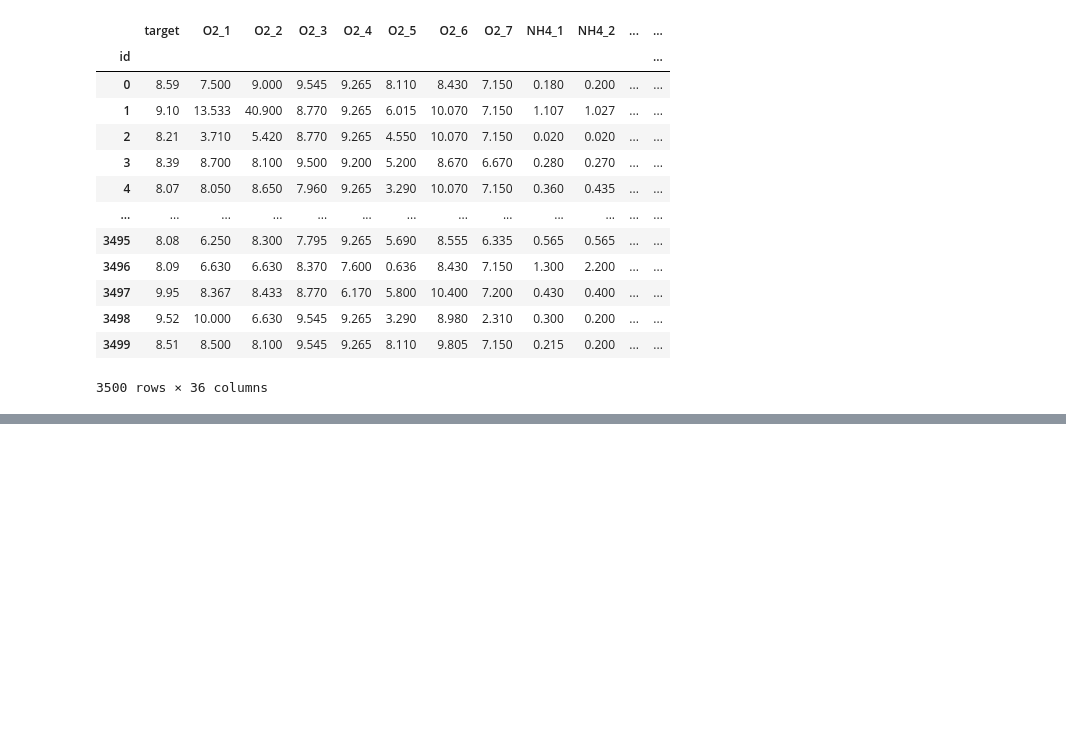
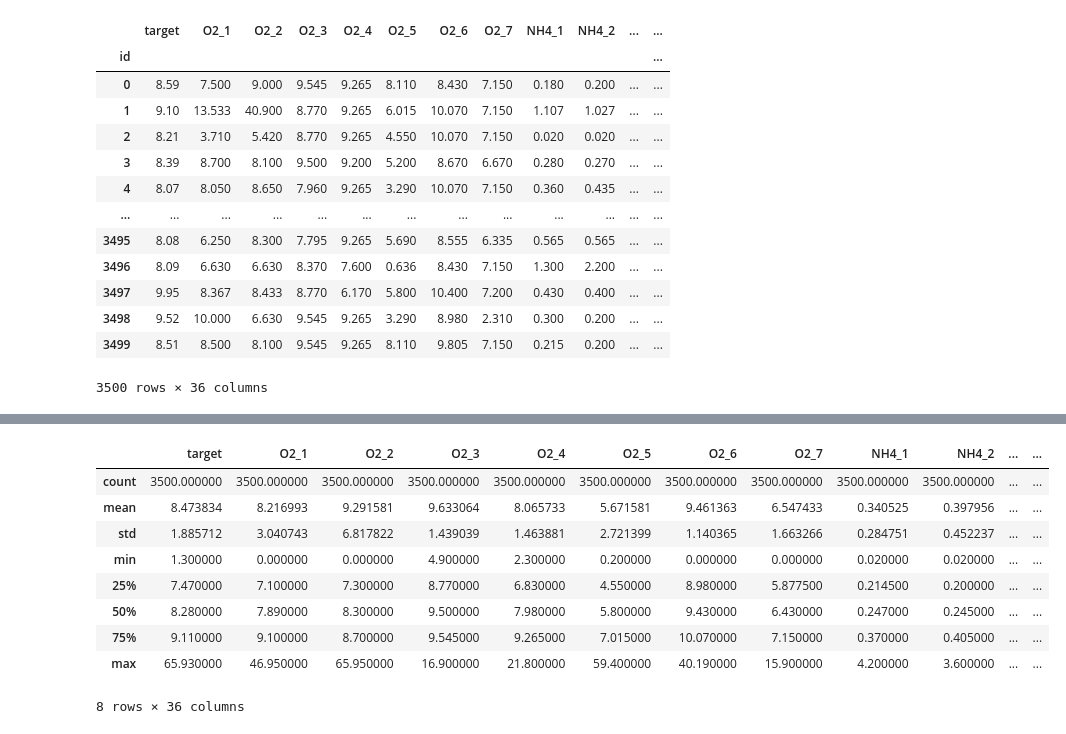
Before and after one commit to MullerAC/kaggle-improve_fixed_model, a Jupyter notebook: exploration.ipynb, the cells around one changed output, grey strips where cells are left out. Drawn from its saved outputs; the diff is of its cells as text; code cells hidden in the pictures; blank space fills up the shorter version.

```diff
--- a/exploration.ipynb
+++ b/exploration.ipynb
@@ -21,0 +44,13 @@ df
+# %%
+df.describe()
+# %% [output]
+|  | target | O2_1 | O2_2 | O2_3 | O2_4 | O2_5 | O2_6 | O2_7 | NH4_1 | NH4_2 | ... | ... |
+| count | 3500.000000 | 3500.000000 | 3500.000000 | 3500.000000 | 3500.000000 | 3500.000000 | 3500.000000 | 3500.000000 | 3500.000000 | 3500.000000 | ... | ... |
+| mean | 8.473834 | 8.216993 | 9.291581 | 9.633064 | 8.065733 | 5.671581 | 9.461363 | 6.547433 | 0.340525 | 0.397956 | ... | ... |
+| std | 1.885712 | 3.040743 | 6.817822 | 1.439039 | 1.463881 | 2.721399 | 1.140365 | 1.663266 | 0.284751 | 0.452237 | ... | ... |
+| min | 1.300000 | 0.000000 | 0.000000 | 4.900000 | 2.300000 | 0.200000 | 0.000000 | 0.000000 | 0.020000 | 0.020000 | ... | ... |
+| 25% | 7.470000 | 7.100000 | 7.300000 | 8.770000 | 6.830000 | 4.550000 | 8.980000 | 5.877500 | 0.214500 | 0.200000 | ... | ... |
+| 50% | 8.280000 | 7.890000 | 8.300000 | 9.500000 | 7.980000 | 5.800000 | 9.430000 | 6.430000 | 0.247000 | 0.245000 | ... | ... |
+| 75% | 9.110000 | 9.100000 | 8.700000 | 9.545000 | 9.265000 | 7.015000 | 10.070000 | 7.150000 | 0.370000 | 0.405000 | ... | ... |
+| max | 65.930000 | 46.950000 | 65.950000 | 16.900000 | 21.800000 | 59.400000 | 40.190000 | 15.900000 | 4.200000 | 3.600000 | ... | ... |
+8 rows × 36 columns
```
Also changed, not shown: parts of 4 cells of this notebook.
